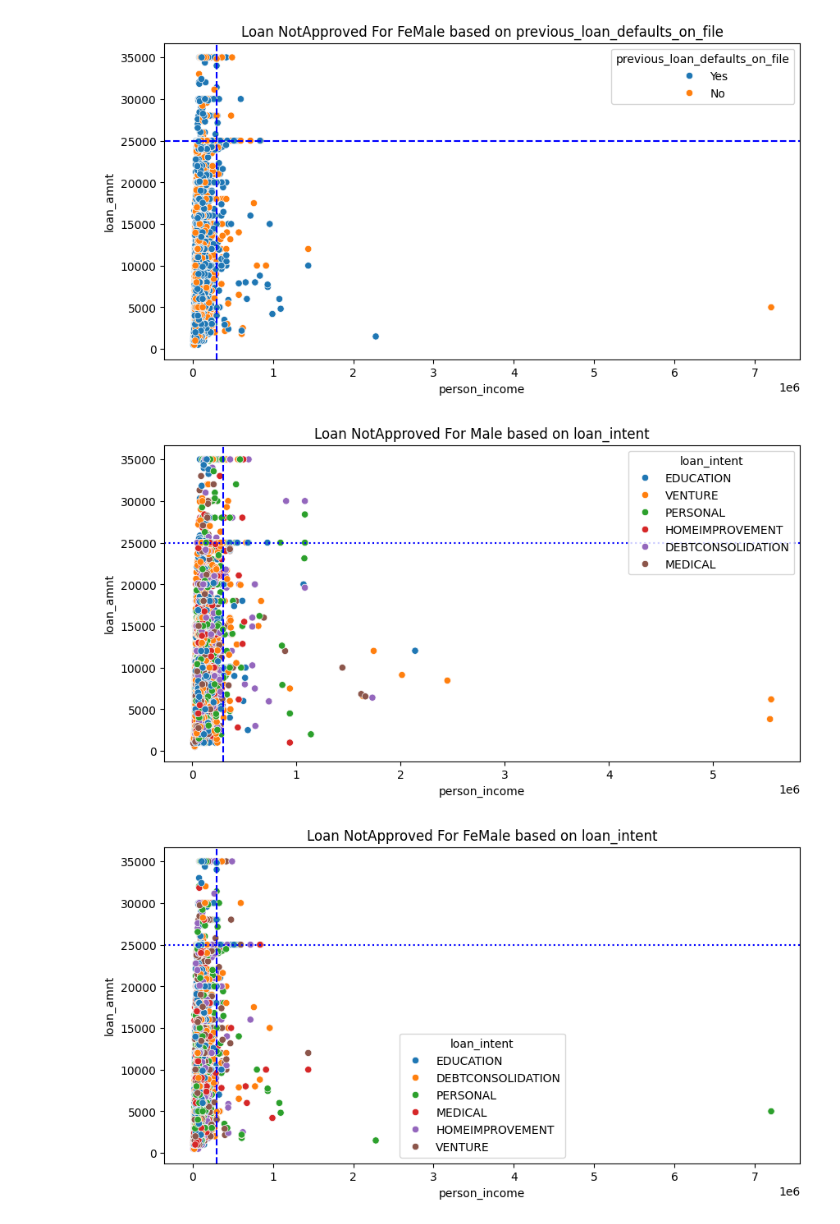
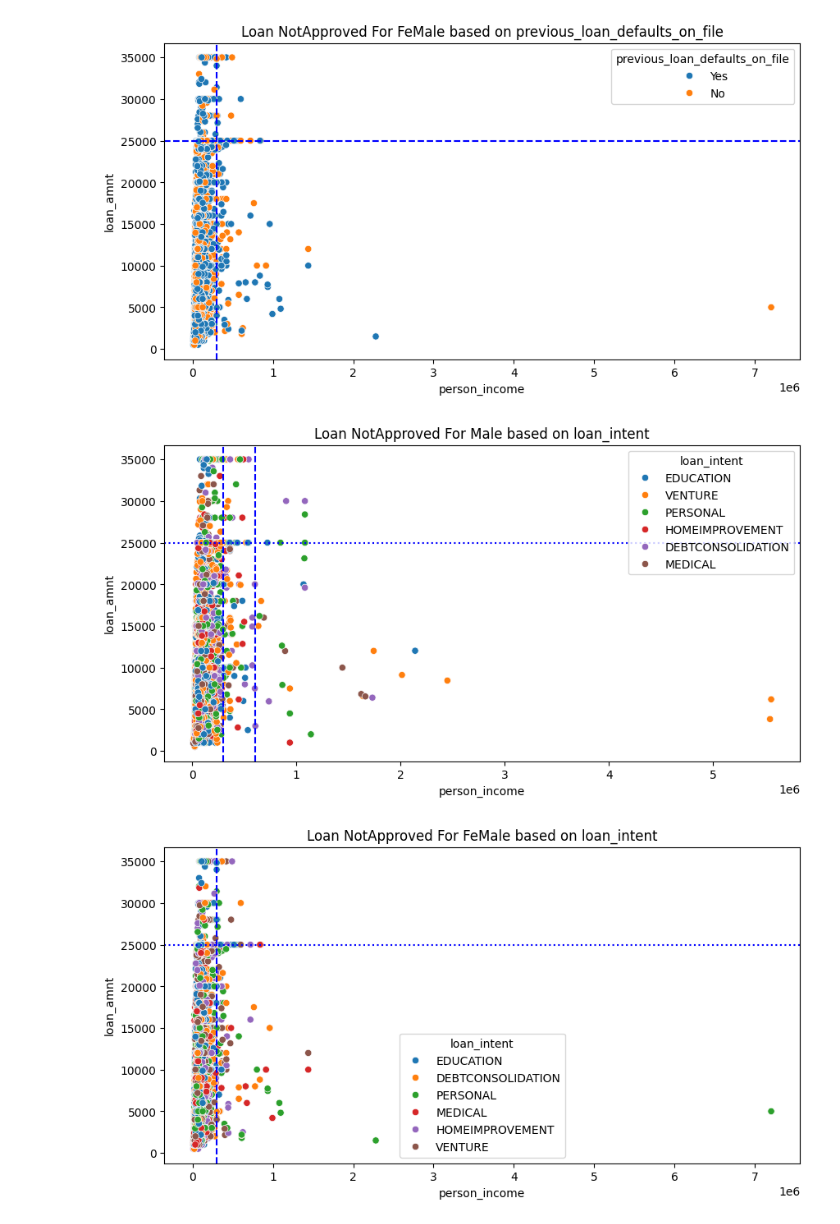
Before and after one commit to NikhilJ2712/Data-Science, a Jupyter notebook: Case_Study3_Loan_Approval_EDA.ipynb, the cells around one changed output. Drawn from its saved outputs; the diff is of its cells as text; code cells hidden in the pictures.

```diff
--- a/Case_Study3_Loan_Approval_EDA.ipynb
+++ b/Case_Study3_Loan_Approval_EDA.ipynb
@@ -343,12 +343,14 @@ plt.show()
 # %%
 plt.figure(figsize = (10,5))
 sns.scatterplot(x = loan_status_notapproved_male['person_income'],y = loan_status_notapproved_male['loan_amnt'],hue = loan_status_notapproved_male['loan_intent'])
 plt.title('Loan NotApproved For Male based on loan_intent')
 plt.axvline(300000,linestyle = '--',c = 'b')
 plt.axhline(25000,linestyle = ':',c = 'b')
+plt.axvline(600000,linestyle = '--',c = 'b')
+
 plt.show()
 # %% [output]
-[figure, old version]
+[figure, new version]
 # %%
 plt.figure(figsize = (10,5))
 sns.scatterplot(x = loan_status_notapproved_female['person_income'],y = loan_status_notapproved_female['loan_amnt'],hue = loan_status_notapproved_female['loan_intent'])
```
Also changed, not shown: parts of 13 cells of this notebook.
